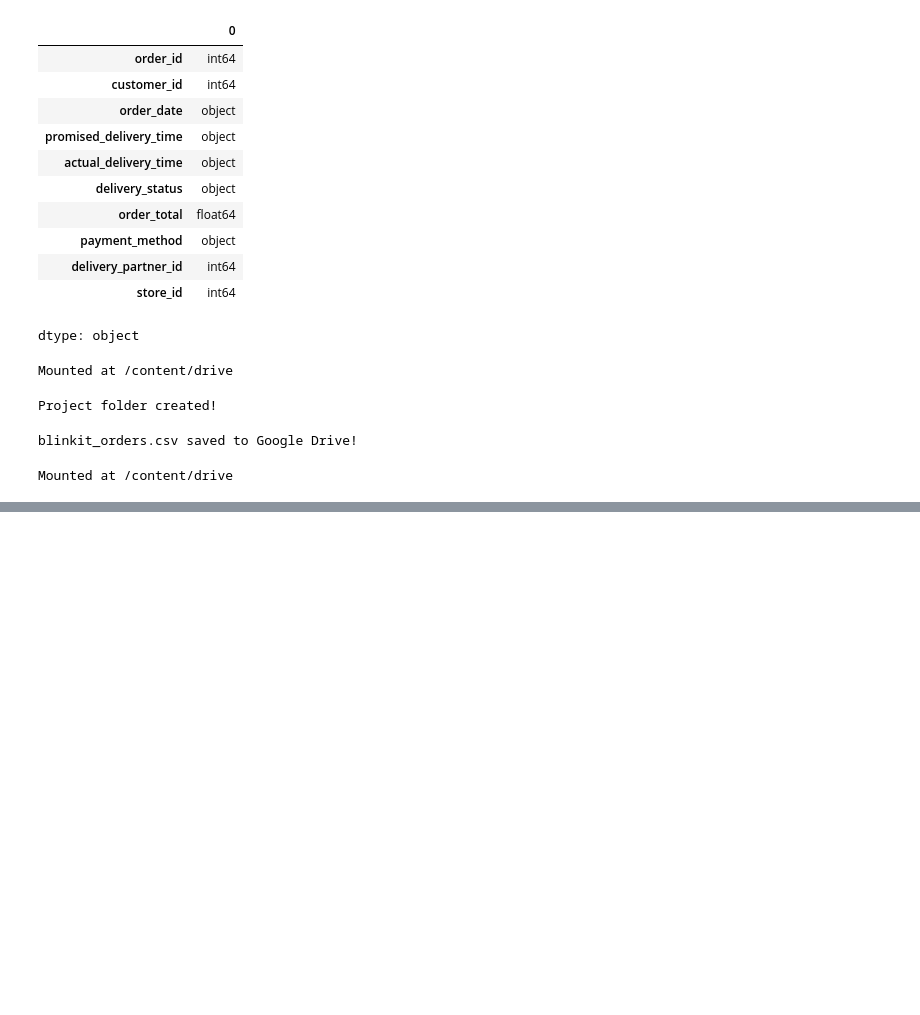
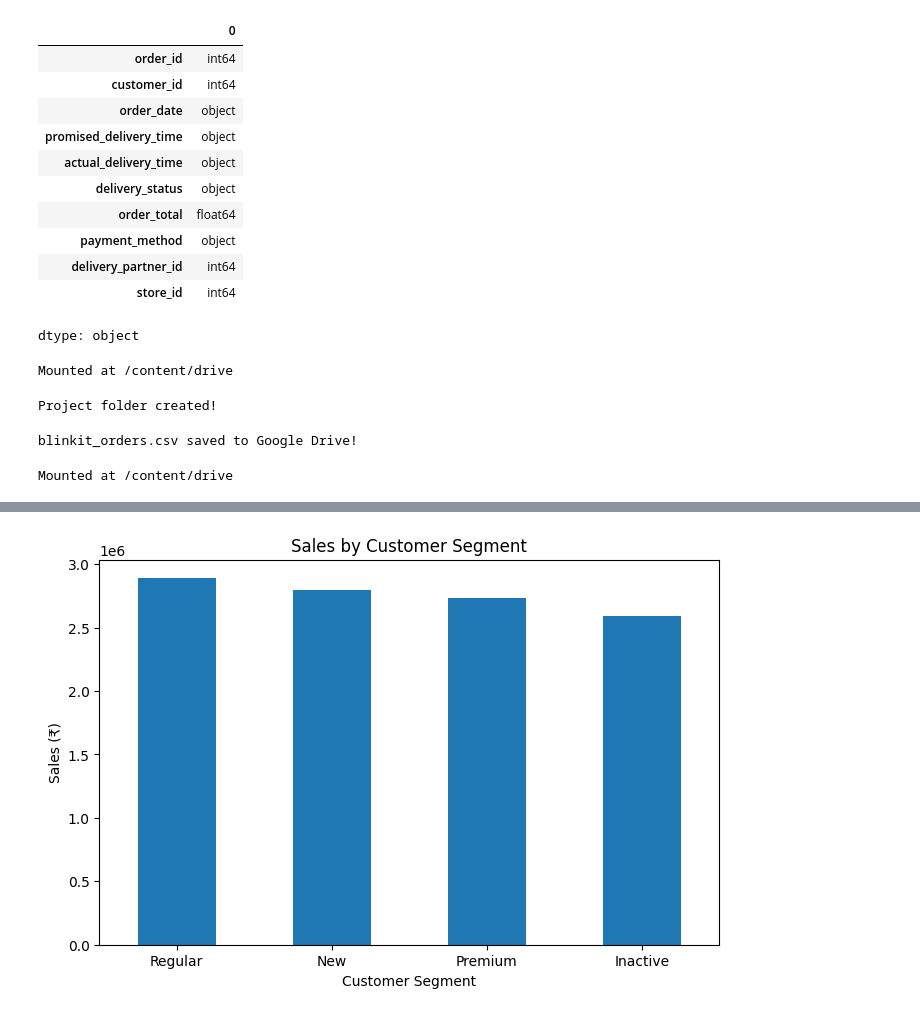
Before and after one commit to bodaprashanthi075/Blinkit-Business-Performance-Analysis, a Jupyter notebook: notebooks/Blinkit_Business_Performance_Analysis.ipynb, the cells around one changed output, grey strips where cells are left out. Saved outputs shown, nothing was run; the diff lists cells and outputs as text; code cells hidden in the pictures; blank space fills up the shorter version.

Commit message:
Complete business analysis and recommendations

```diff
--- a/notebooks/Blinkit_Business_Performance_Analysis.ipynb
+++ b/notebooks/Blinkit_Business_Performance_Analysis.ipynb
@@ -111,0 +1030,4 @@ Mounted at /content/drive
+# %%
+combined_sales['order_date'] = pd.to_datetime(combined_sales['order_date'])
+
+print("order_date converted to datetime!")
@@ -111,0 +1131,6 @@ Mounted at /content/drive
+# %%
+customers = pd.read_csv(
+    "/content/drive/MyDrive/Blinkit_Business_Performance_Analysis/blinkit_customers_analyzed.csv"
+)
+
+print("Customers dataset loaded!")
@@ -111,0 +1139,8 @@ Mounted at /content/drive
+# %%
+customer_sales = combined_sales.merge(
+    customers[['customer_id', 'customer_segment', 'avg_order_value']],
+    on='customer_id',
+    how='left'
+)
+
+customer_sales.head()
@@ -111,0 +1154,6 @@ Mounted at /content/drive
+# %%
+customer_segment_sales = customer_sales.groupby(
+    'customer_segment'
+)['order_total'].sum().sort_values(ascending=False)
+
+customer_segment_sales
@@ -111,0 +1196,13 @@ Mounted at /content/drive
+# %%
+customer_segment_sales.plot(
+    kind='bar',
+    figsize=(8, 5),
+    title='Sales by Customer Segment'
+)
+
+plt.xlabel('Customer Segment')
+plt.ylabel('Sales (₹)')
+plt.xticks(rotation=0)
+plt.show()
+# %% [output]
+[figure, added]
```
Also changed, not shown: parts of 160 cells of this notebook.
